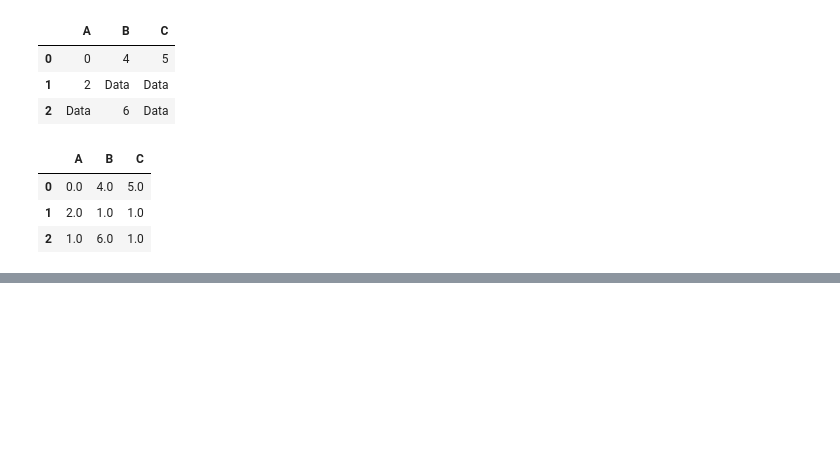
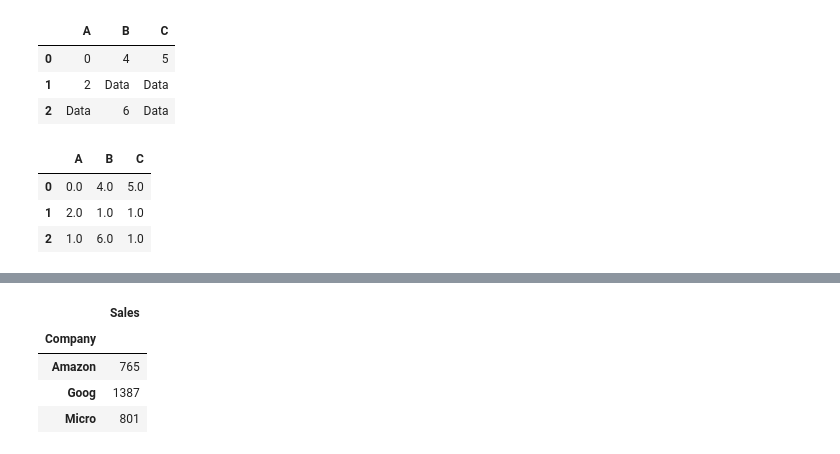
Before and after one commit to saksham1998/Complete-Python-3-Introduction, a Jupyter notebook: Pandas.ipynb, the cells around one changed output, grey strips where cells are left out. Cells and saved outputs as stored; diff of their text form; code cells hidden in the pictures; blank space fills up the shorter version.

```diff
--- a/Pandas.ipynb
+++ b/Pandas.ipynb
@@ -324,0 +340,9 @@ df.fillna(value=df['A'].mean())
+# %%
+#Taking Sum
+my_df.groupby('Company').sum()
+# %% [output]
+|  | Sales |
+| Company |  |
+| Amazon | 765 |
+| Goog | 1387 |
+| Micro | 801 |
```
Also changed, not shown: parts of 10 cells of this notebook.
